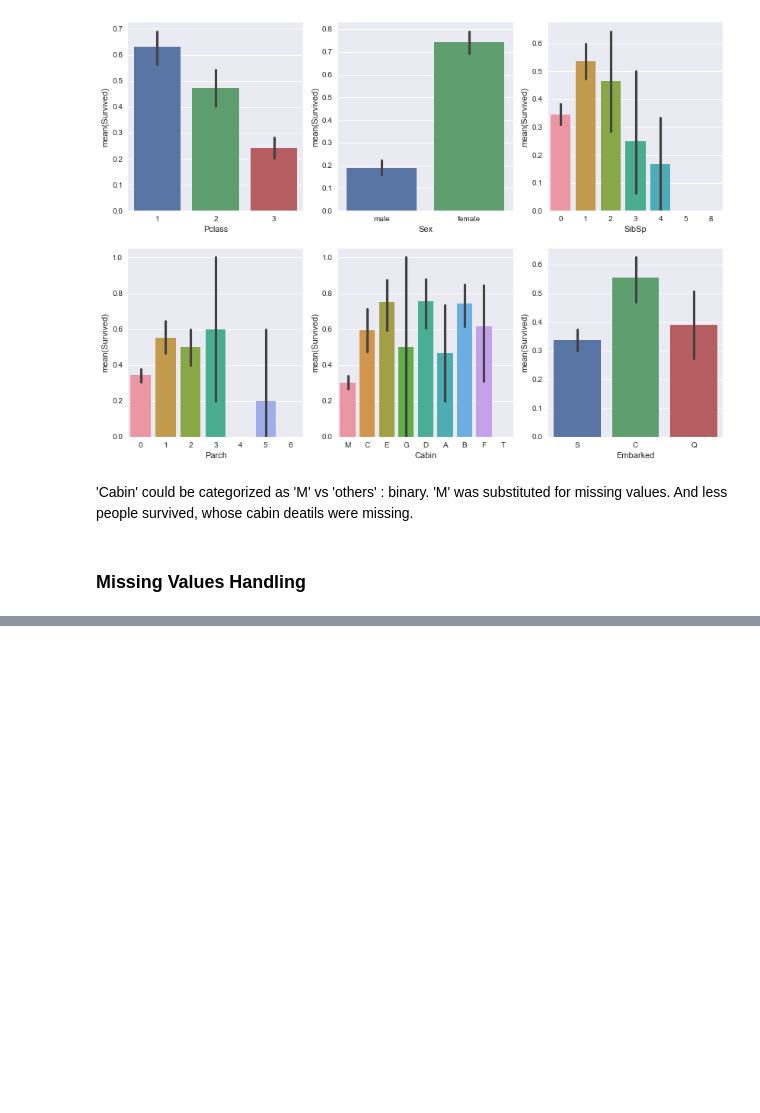
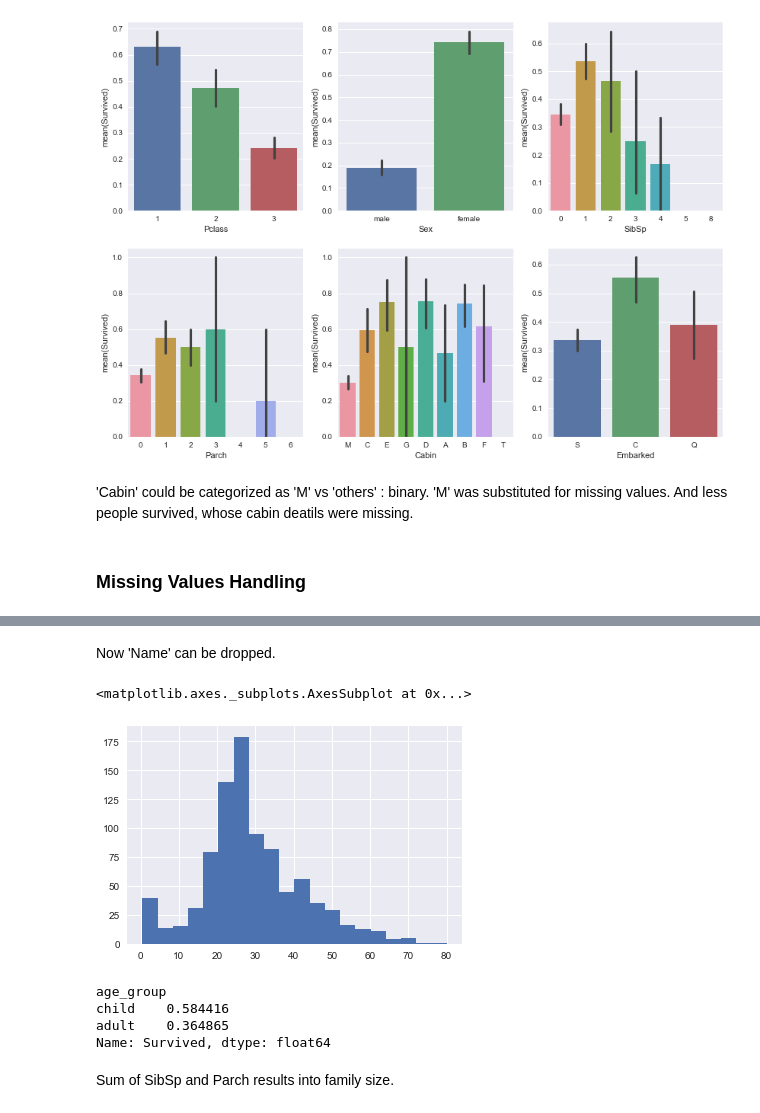
Before and after one commit to indianmoody/data-science-portfolio, a Jupyter notebook: mini_projects/titanic3/titanic_analysis.ipynb, the cells around one changed output, grey strips where cells are left out. Cells and saved outputs as stored; diff of their text form; code cells hidden in the pictures; blank space fills up the shorter version.

```diff
--- a/mini_projects/titanic3/titanic_analysis.ipynb
+++ b/mini_projects/titanic3/titanic_analysis.ipynb
@@ -215,0 +285,7 @@ for i in range(1,7):
+# %% [markdown]
+Now 'Name' can be dropped.
+# %%
+df['Age'].hist(bins=20)
+# %% [output]
+<matplotlib.axes._subplots.AxesSubplot at 0x...>
+[figure, added]
@@ -215,0 +294,9 @@ for i in range(1,7):
+# %%
+df.groupby('age_group').mean()['Survived']
+# %% [output]
+age_group
+child    0.584416
+adult    0.364865
+Name: Survived, dtype: float64
+# %% [markdown]
+Sum of SibSp and Parch results into family size.
```
Also changed, not shown: parts of 35 cells of this notebook.
